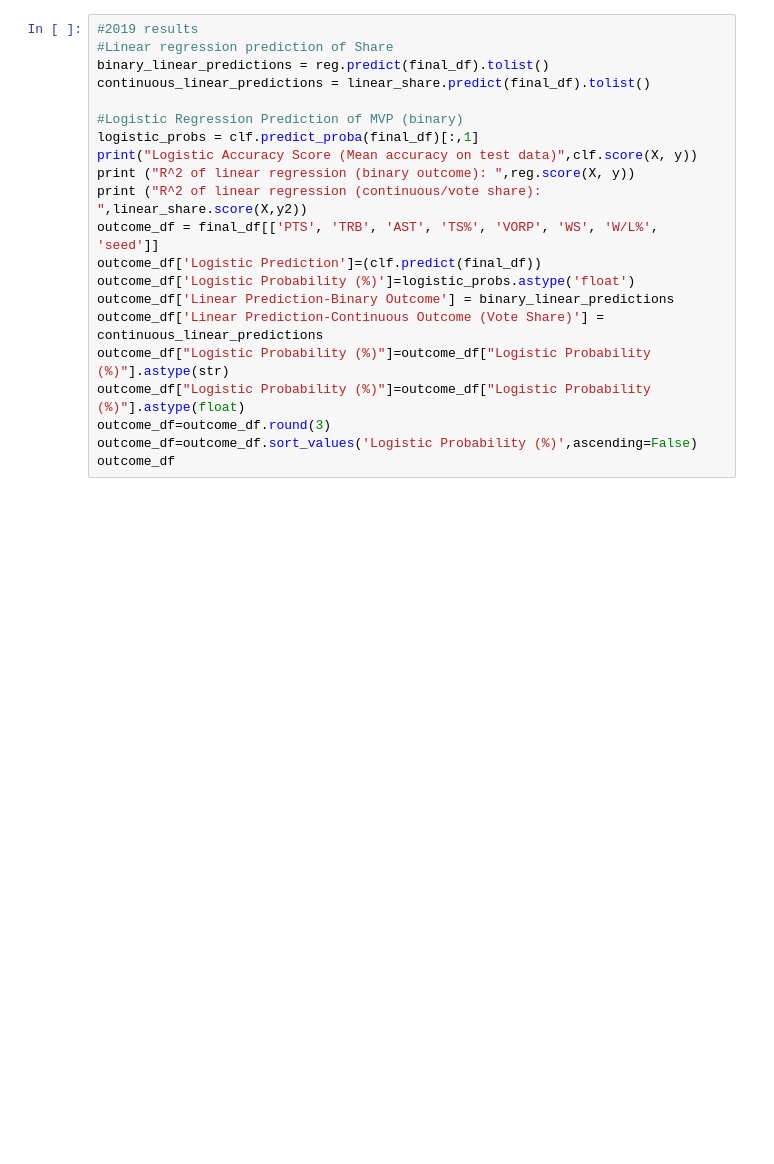
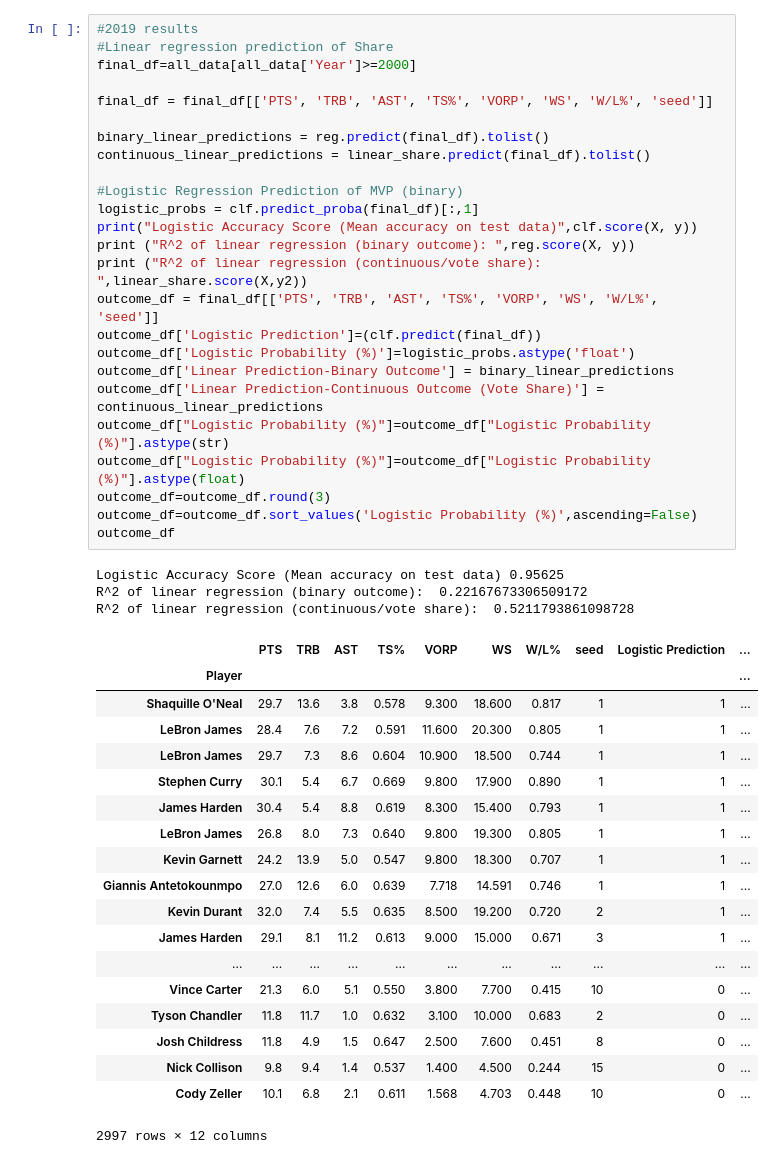
Before and after one commit to yoelferd/NBA-analytics, a Jupyter notebook: third_regressions_and_plots.ipynb, the cells around one changed output. Cells and saved outputs as stored; diff of their text form; blank space fills up the shorter version.

```diff
--- a/third_regressions_and_plots.ipynb
+++ b/third_regressions_and_plots.ipynb
@@ -71,23 +56,50 @@ R^2 of linear regression (vote share as outcome):  0.5263744478513577
 # %%
 #2019 results
 #Linear regression prediction of Share
+final_df=all_data[all_data['Year']>=2000]
+
+final_df = final_df[['PTS', 'TRB', 'AST', 'TS%', 'VORP', 'WS', 'W/L%', 'seed']]
+
 binary_linear_predictions = reg.predict(final_df).tolist()
 continuous_linear_predictions = linear_share.predict(final_df).tolist()
 
 #Logistic Regression Prediction of MVP (binary)
 logistic_probs = clf.predict_proba(final_df)[:,1]
 print("Logistic Accuracy Score (Mean accuracy on test data)",clf.score(X, y))
 print ("R^2 of linear regression (binary outcome): ",reg.score(X, y))
 print ("R^2 of linear regression (continuous/vote share): ",linear_share.score(X,y2))
 outcome_df = final_df[['PTS', 'TRB', 'AST', 'TS%', 'VORP', 'WS', 'W/L%', 'seed']]
 outcome_df['Logistic Prediction']=(clf.predict(final_df))
 outcome_df['Logistic Probability (%)']=logistic_probs.astype('float')
 outcome_df['Linear Prediction-Binary Outcome'] = binary_linear_predictions
 outcome_df['Linear Prediction-Continuous Outcome (Vote Share)'] = continuous_linear_predictions
 outcome_df["Logistic Probability (%)"]=outcome_df["Logistic Probability (%)"].astype(str)
 outcome_df["Logistic Probability (%)"]=outcome_df["Logistic Probability (%)"].astype(float)
 outcome_df=outcome_df.round(3)
 outcome_df=outcome_df.sort_values('Logistic Probability (%)',ascending=False)
 outcome_df
+# %% [output]
+Logistic Accuracy Score (Mean accuracy on test data) 0.95625
+R^2 of linear regression (binary outcome):  0.22167673306509172
+R^2 of linear regression (continuous/vote share):  0.5211793861098728
+|  | PTS | TRB | AST | TS% | VORP | WS | W/L% | seed | Logistic Prediction | ... |
+| Player |  |  |  |  |  |  |  |  |  | ... |
+| Shaquille O'Neal | 29.7 | 13.6 | 3.8 | 0.578 | 9.300 | 18.600 | 0.817 | 1 | 1 | ... |
+| LeBron James | 28.4 | 7.6 | 7.2 | 0.591 | 11.600 | 20.300 | 0.805 | 1 | 1 | ... |
+| LeBron James | 29.7 | 7.3 | 8.6 | 0.604 | 10.900 | 18.500 | 0.744 | 1 | 1 | ... |
+| Stephen Curry | 30.1 | 5.4 | 6.7 | 0.669 | 9.800 | 17.900 | 0.890 | 1 | 1 | ... |
+| James Harden | 30.4 | 5.4 | 8.8 | 0.619 | 8.300 | 15.400 | 0.793 | 1 | 1 | ... |
+| LeBron James | 26.8 | 8.0 | 7.3 | 0.640 | 9.800 | 19.300 | 0.805 | 1 | 1 | ... |
+| Kevin Garnett | 24.2 | 13.9 | 5.0 | 0.547 | 9.800 | 18.300 | 0.707 | 1 | 1 | ... |
+| Giannis Antetokounmpo | 27.0 | 12.6 | 6.0 | 0.639 | 7.718 | 14.591 | 0.746 | 1 | 1 | ... |
+| Kevin Durant | 32.0 | 7.4 | 5.5 | 0.635 | 8.500 | 19.200 | 0.720 | 2 | 1 | ... |
+| James Harden | 29.1 | 8.1 | 11.2 | 0.613 | 9.000 | 15.000 | 0.671 | 3 | 1 | ... |
+| ... | ... | ... | ... | ... | ... | ... | ... | ... | ... | ... |
+| Vince Carter | 21.3 | 6.0 | 5.1 | 0.550 | 3.800 | 7.700 | 0.415 | 10 | 0 | ... |
+| Tyson Chandler | 11.8 | 11.7 | 1.0 | 0.632 | 3.100 | 10.000 | 0.683 | 2 | 0 | ... |
+| Josh Childress | 11.8 | 4.9 | 1.5 | 0.647 | 2.500 | 7.600 | 0.451 | 8 | 0 | ... |
+| Nick Collison | 9.8 | 9.4 | 1.4 | 0.537 | 1.400 | 4.500 | 0.244 | 15 | 0 | ... |
+| Cody Zeller | 10.1 | 6.8 | 2.1 | 0.611 | 1.568 | 4.703 | 0.448 | 10 | 0 | ... |
+2997 rows × 12 columns
 # %%
 X_18
```
Also changed, not shown: parts of 9 cells of this notebook, 1 other file.
